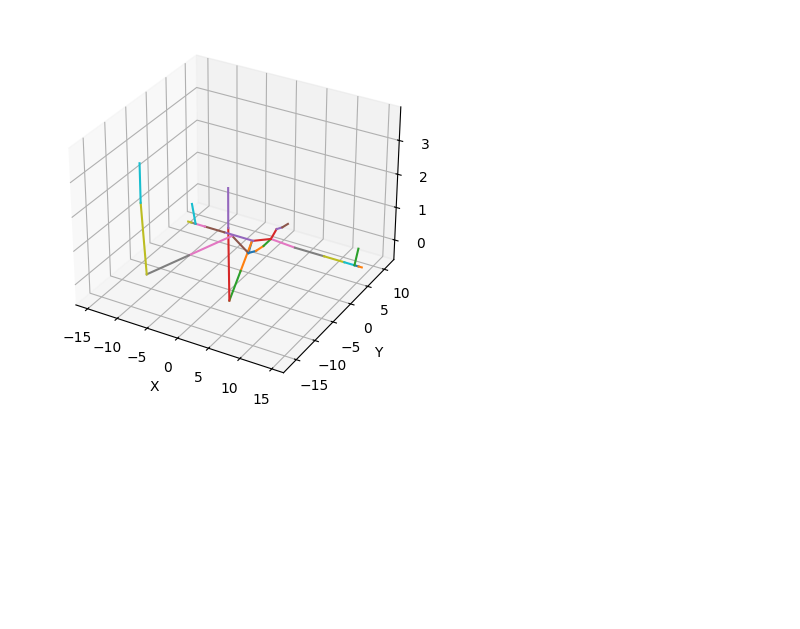
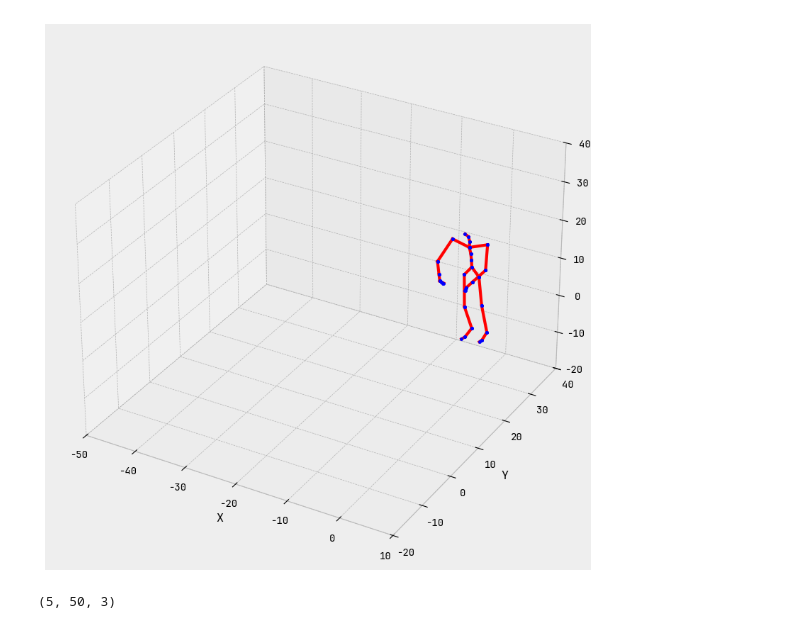
Before and after one commit to michaseyi/human_pose_synthesis, a Jupyter notebook: main.ipynb, the cells around one changed output. Saved outputs shown, nothing was run; the diff lists cells and outputs as text; code cells hidden in the pictures; blank space fills up the shorter version.

```diff
--- a/main.ipynb
+++ b/main.ipynb
@@ -8,6 +1,21 @@ import numpy as np
-# %%
-skeleton = parse_asf("mocap/02.asf")
-
-plot_skeleton(skeleton)
-# %% [output]
-[figure, removed]
+# %%
+from utils.asf_parser import parse_asf
+from utils.plot_skeleton import plot_skeleton
+from utils.amc_parser import parse_motion_file, Motion
+from utils.set_motion import set_motion, MotionFrame
+from utils.skeleton import Skeleton
+import matplotlib.pyplot as plt
+from matplotlib.pyplot import Axes
+import numpy as np
+plt.rcParams['font.family'] = 'Jetbrains Mono'
+plt.style.use('bmh')
+# %%
+skeleton = parse_asf("all_asfamc/subjects/22/22.asf")
+motion = parse_motion_file("all_asfamc/subjects/22/22_09.amc")
+# %%
+set_motion(skeleton, motion.frames[0])
+
+fig = plt.figure(figsize=(10, 10))
+plot_skeleton(skeleton, fig.add_subplot(111, projection='3d'))
+# %% [output]
+[figure, added]
@@ -13,0 +66,4 @@ plot_skeleton(skeleton)
+# %%
+extract_bone_features("rhumerus", motion, 0, skeleton).shape
+# %% [output]
+(5, 50, 3)
```
Also changed, not shown: parts of 11 cells of this notebook, 12 other files.
